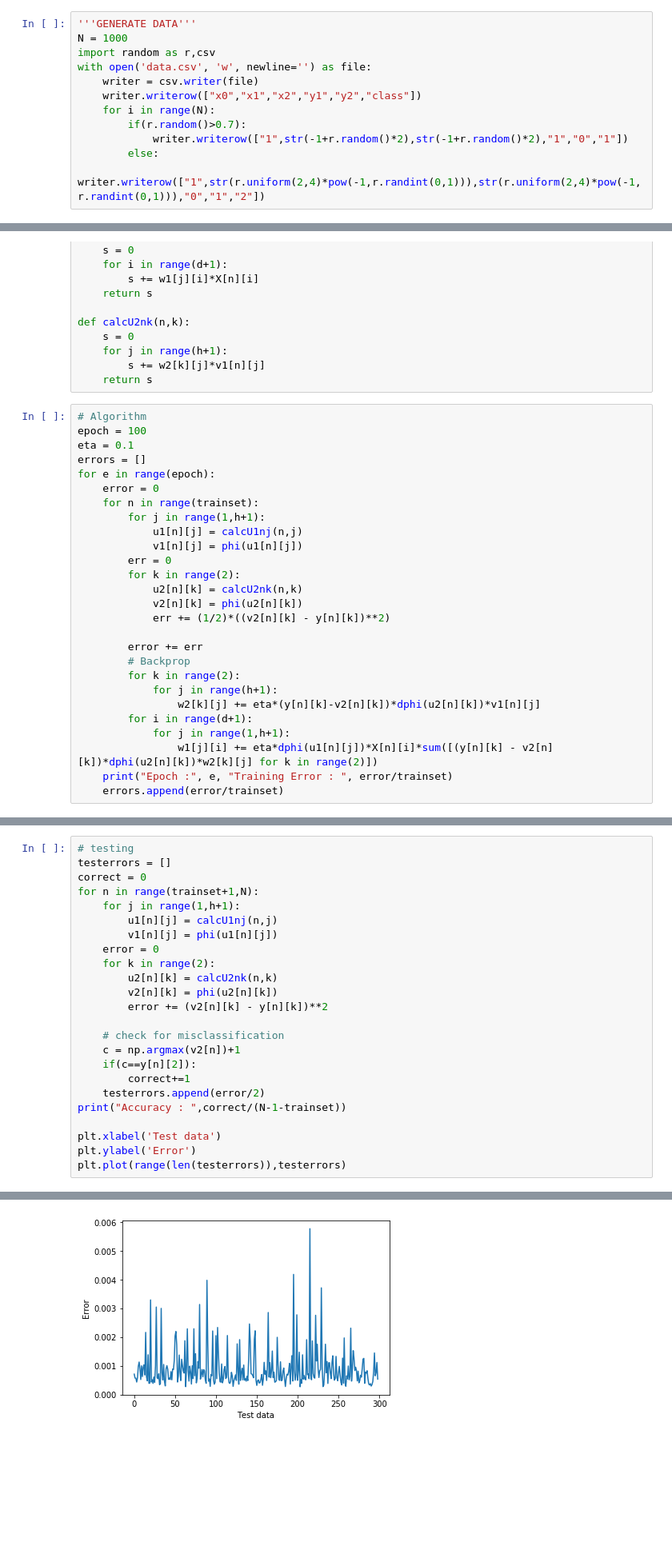
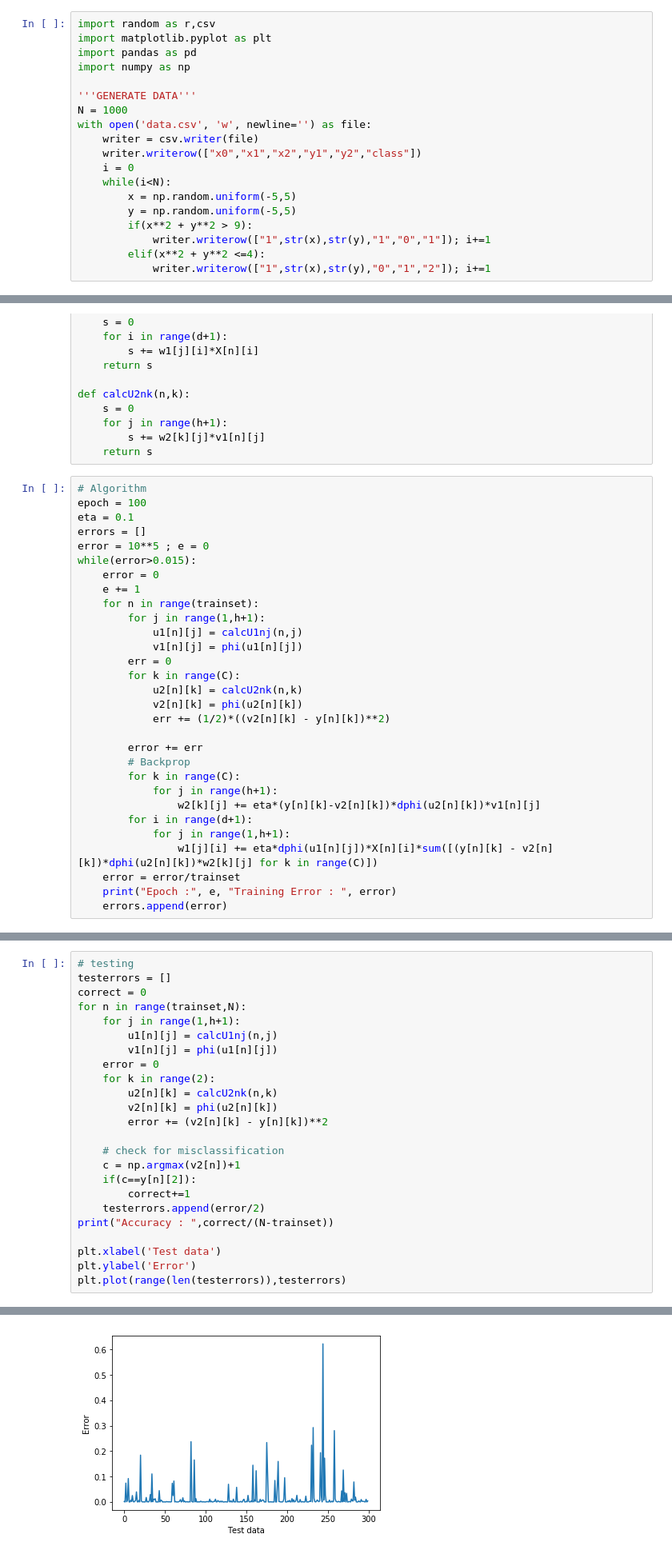
Before and after one commit to kstv364/Machine-Learning, a Jupyter notebook: MLP.ipynb, the cells around one changed output, grey strips where cells are left out. Shown at 80% size. Drawn from its saved outputs; the diff is of its cells as text; blank space fills up the shorter version.

```diff
--- a/MLP.ipynb
+++ b/MLP.ipynb
@@ -1,13 +1,20 @@
 # %%
+import random as r,csv
+import matplotlib.pyplot as plt
+import pandas as pd
+import numpy as np
+
 '''GENERATE DATA'''
 N = 1000
-import random as r,csv
 with open('data.csv', 'w', newline='') as file:
     writer = csv.writer(file)
     writer.writerow(["x0","x1","x2","y1","y2","class"])
-    for i in range(N):
-        if(r.random()>0.7):
-            writer.writerow(["1",str(-1+r.random()*2),str(-1+r.random()*2),"1","0","1"])
-        else:
-            writer.writerow(["1",str(r.uniform(2,4)*pow(-1,r.randint(0,1))),str(r.uniform(2,4)*pow(-1,r.randint(0,1))),"0","1","2"])
+    i = 0
+    while(i<N):
+        x = np.random.uniform(-5,5)
+        y = np.random.uniform(-5,5)
+        if(x**2 + y**2 > 9):
+            writer.writerow(["1",str(x),str(y),"1","0","1"]); i+=1
+        elif(x**2 + y**2 <=4):
+            writer.writerow(["1",str(x),str(y),"0","1","2"]); i+=1
 # %%
@@ -113,26 +117,29 @@ def calcU2nk(n,k):
 epoch = 100
 eta = 0.1
 errors = []
-for e in range(epoch):
+error = 10**5 ; e = 0
+while(error>0.015):
     error = 0
+    e += 1
     for n in range(trainset):
         for j in range(1,h+1):
             u1[n][j] = calcU1nj(n,j)
             v1[n][j] = phi(u1[n][j])
         err = 0
-        for k in range(2):
+        for k in range(C):
             u2[n][k] = calcU2nk(n,k)
             v2[n][k] = phi(u2[n][k])
             err += (1/2)*((v2[n][k] - y[n][k])**2)
 
         error += err
         # Backprop
-        for k in range(2):
+        for k in range(C):
             for j in range(h+1):
                 w2[k][j] += eta*(y[n][k]-v2[n][k])*dphi(u2[n][k])*v1[n][j]
         for i in range(d+1):
             for j in range(1,h+1):
-                w1[j][i] += eta*dphi(u1[n][j])*X[n][i]*sum([(y[n][k] - v2[n][k])*dphi(u2[n][k])*w2[k][j] for k in range(2)])
-    print("Epoch :", e, "Training Error : ", error/trainset)
-    errors.append(error/trainset)
+                w1[j][i] += eta*dphi(u1[n][j])*X[n][i]*sum([(y[n][k] - v2[n][k])*dphi(u2[n][k])*w2[k][j] for k in range(C)])
+    error = error/trainset
+    print("Epoch :", e, "Training Error : ", error)
+    errors.append(error)
 # %% [output]
@@ -164,7 +180,7 @@ plt.plot(range(len(errors)),errors)
 # testing
 testerrors = []
 correct = 0
-for n in range(trainset+1,N):
+for n in range(trainset,N):
     for j in range(1,h+1):
         u1[n][j] = calcU1nj(n,j)
         v1[n][j] = phi(u1[n][j])
@@ -179,7 +195,7 @@ for n in range(trainset+1,N):
     if(c==y[n][2]):
         correct+=1
     testerrors.append(error/2)
-print("Accuracy : ",correct/(N-1-trainset))
+print("Accuracy : ",correct/(N-trainset))
 
 plt.xlabel('Test data')
 plt.ylabel('Error')
@@ -189,2 +205,2 @@ Accuracy :  1.0
 [<matplotlib.lines.Line2D at 0x...>]
-[figure, old version]
+[figure, new version]
```
Also changed, not shown: parts of 6 cells of this notebook, 1 other file.
